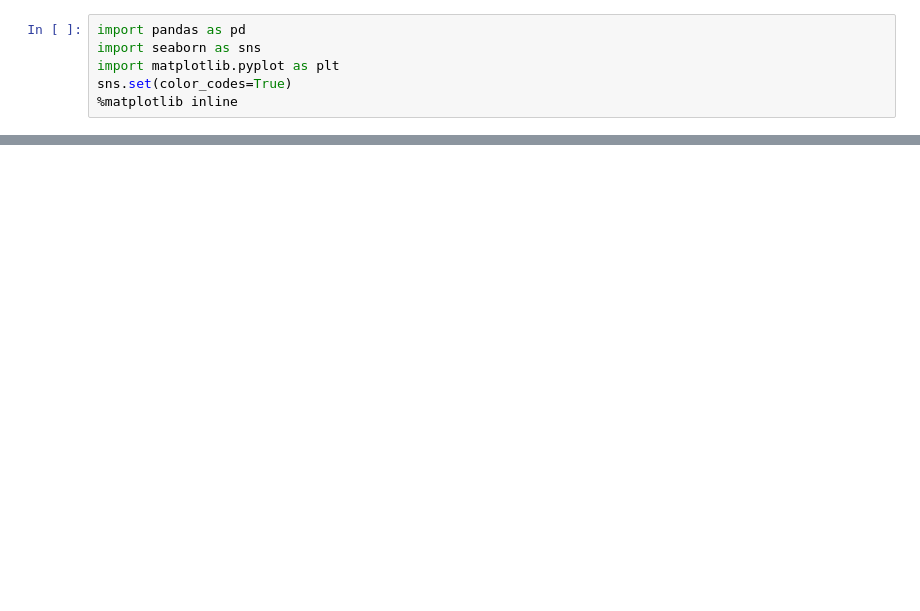
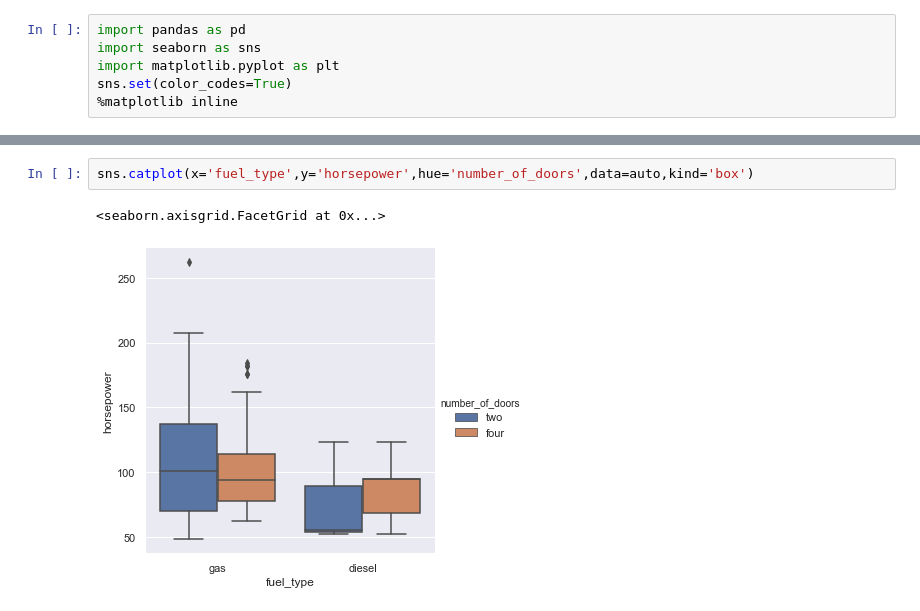
Before and after one commit to fborrasumh/greatlearning-pgp-dsba, a Jupyter notebook: Week_3_Data_Visulization_With_Python.ipynb, the cells around one changed output, grey strips where cells are left out. Cells and saved outputs as stored; diff of their text form; blank space fills up the shorter version.

```diff
--- a/Week_3_Data_Visulization_With_Python.ipynb
+++ b/Week_3_Data_Visulization_With_Python.ipynb
@@ -29,0 +70,5 @@ sns.boxplot(auto['number_of_doors'],auto['horsepower'],hue=auto['fuel_type']);
+# %%
+sns.catplot(x='fuel_type',y='horsepower',hue='number_of_doors',data=auto,kind='box')
+# %% [output]
+<seaborn.axisgrid.FacetGrid at 0x...>
+[figure, added]
```
Also changed, not shown: parts of 15 cells of this notebook.
